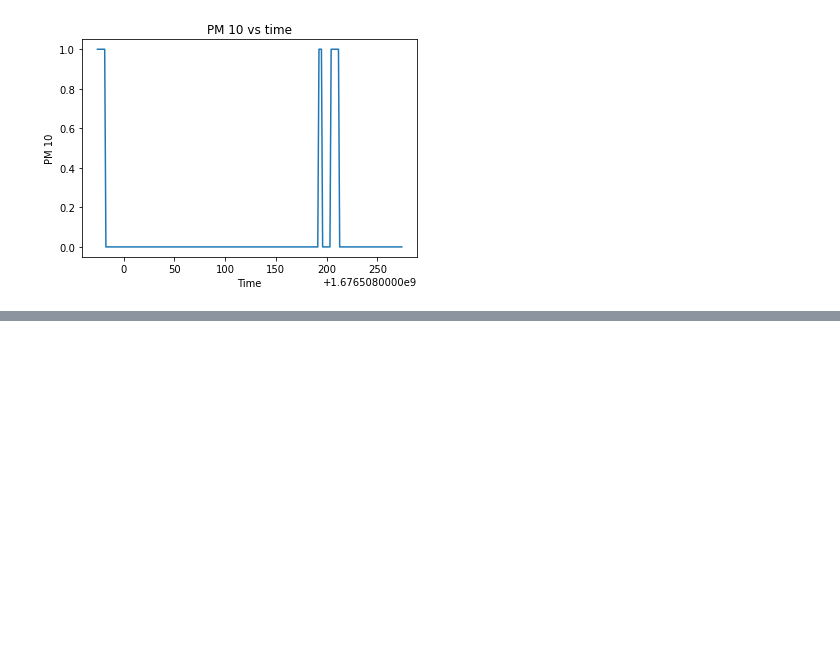
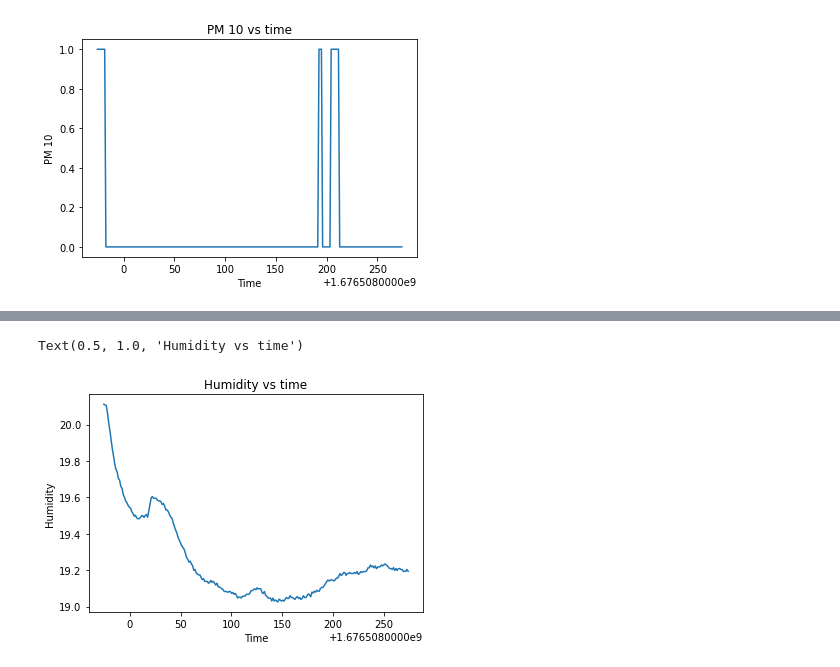
Before and after one commit to guchar/E11-ZhongGuo, a Jupyter notebook: Matplotlib Visualizations of Sensor Readings.ipynb, the cells around one changed output, grey strips where cells are left out. Saved outputs shown, nothing was run; the diff lists cells and outputs as text; code cells hidden in the pictures; blank space fills up the shorter version.

```diff
--- a/Matplotlib Visualizations of Sensor Readings.ipynb
+++ b/Matplotlib Visualizations of Sensor Readings.ipynb
@@ -37,0 +54,8 @@ Text(0.5, 1.0, 'PM 10 vs time')
+# %%
+plt.plot(df['Timestamp'], df['Humidity'])
+plt.ylabel('Humidity')
+plt.xlabel('Time')
+plt.title("Humidity vs time")
+# %% [output]
+Text(0.5, 1.0, 'Humidity vs time')
+[figure, added]
```
Also changed, not shown: parts of 4 cells of this notebook.
